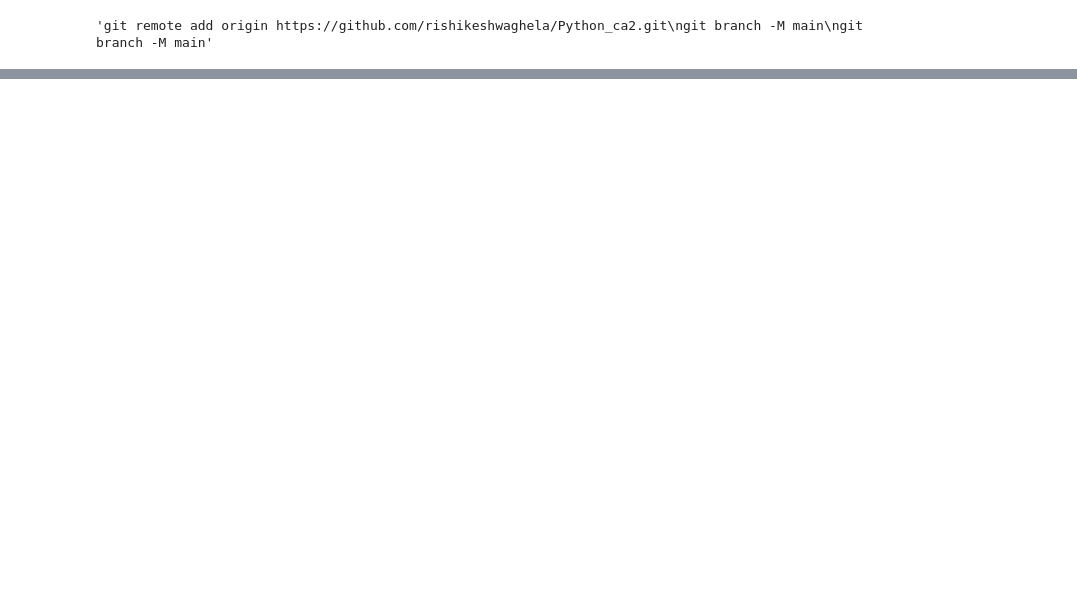
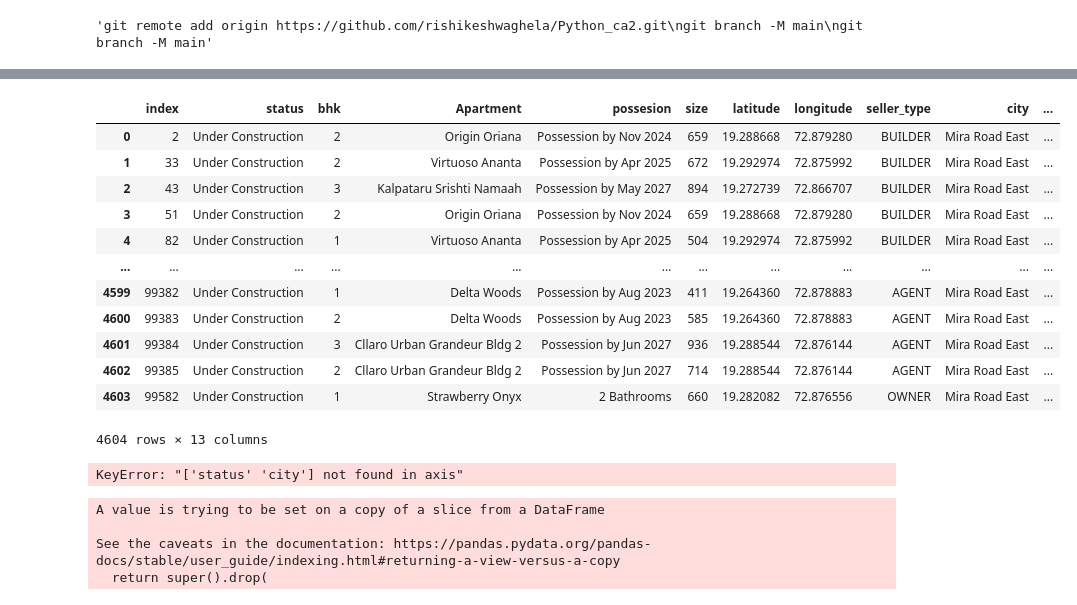
Before and after one commit to rishikeshwaghela/Python_ca2, a Jupyter notebook: final_ca2.ipynb, the cells around one changed output, grey strips where cells are left out. Drawn from its saved outputs; the diff is of its cells as text; code cells hidden in the pictures; blank space fills up the shorter version.

```diff
--- a/final_ca2.ipynb
+++ b/final_ca2.ipynb
@@ -363,0 +389,23 @@ git branch -M main"""
+# %%
+### upcoming construction in mira road
+mira_road_upcoming = mumbai_city[(mumbai_city["status"] == "Under Construction") & (mumbai_city["city"]== "Mira Road East") ]
+# %%
+mira_road_upcoming.reset_index()
+# %% [output]
+|  | index | status | bhk | Apartment | possesion | size | latitude | longitude | seller_type | city | ... |
+| 0 | 2 | Under Construction | 2 | Origin Oriana | Possession by Nov 2024 | 659 | 19.288668 | 72.879280 | BUILDER | Mira Road East | ... |
+| 1 | 33 | Under Construction | 2 | Virtuoso Ananta | Possession by Apr 2025 | 672 | 19.292974 | 72.875992 | BUILDER | Mira Road East | ... |
+| 2 | 43 | Under Construction | 3 | Kalpataru Srishti Namaah | Possession by May 2027 | 894 | 19.272739 | 72.866707 | BUILDER | Mira Road East | ... |
+| 3 | 51 | Under Construction | 2 | Origin Oriana | Possession by Nov 2024 | 659 | 19.288668 | 72.879280 | BUILDER | Mira Road East | ... |
+| 4 | 82 | Under Construction | 1 | Virtuoso Ananta | Possession by Apr 2025 | 504 | 19.292974 | 72.875992 | BUILDER | Mira Road East | ... |
+| ... | ... | ... | ... | ... | ... | ... | ... | ... | ... | ... | ... |
+| 4599 | 99382 | Under Construction | 1 | Delta Woods | Possession by Aug 2023 | 411 | 19.264360 | 72.878883 | AGENT | Mira Road East | ... |
+| 4600 | 99383 | Under Construction | 2 | Delta Woods | Possession by Aug 2023 | 585 | 19.264360 | 72.878883 | AGENT | Mira Road East | ... |
+| 4601 | 99384 | Under Construction | 3 | Cllaro Urban Grandeur Bldg 2 | Possession by Jun 2027 | 936 | 19.288544 | 72.876144 | AGENT | Mira Road East | ... |
+| 4602 | 99385 | Under Construction | 2 | Cllaro Urban Grandeur Bldg 2 | Possession by Jun 2027 | 714 | 19.288544 | 72.876144 | AGENT | Mira Road East | ... |
+| 4603 | 99582 | Under Construction | 1 | Strawberry Onyx | 2 Bathrooms | 660 | 19.282082 | 72.876556 | OWNER | Mira Road East | ... |
+4604 rows × 13 columns
+# %%
+mira_road_upcoming.drop(["status","city"] , axis= 1 , inplace=True )
+# %% [output]
+KeyError: "['status' 'city'] not found in axis"
@@ -363,0 +414,7 @@ git branch -M main"""
+# %%
+mira_road_upcoming.drop("index", axis=1 ,inplace=True)
+# %% [output]
+A value is trying to be set on a copy of a slice from a DataFrame
+
+See the caveats in the documentation: https://pandas.pydata.org/pandas-docs/stable/user_guide/indexing.html#returning-a-view-versus-a-copy
+  return super().drop(
```
Also changed, not shown: parts of 6 cells of this notebook.
